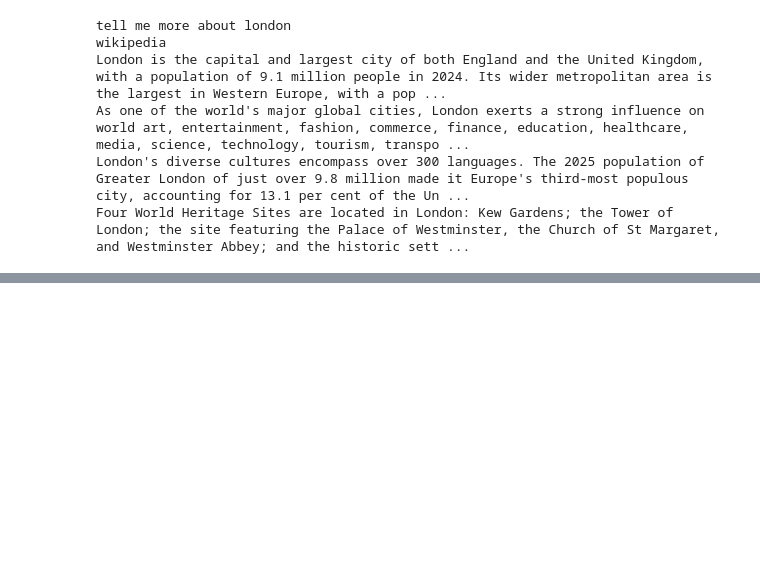
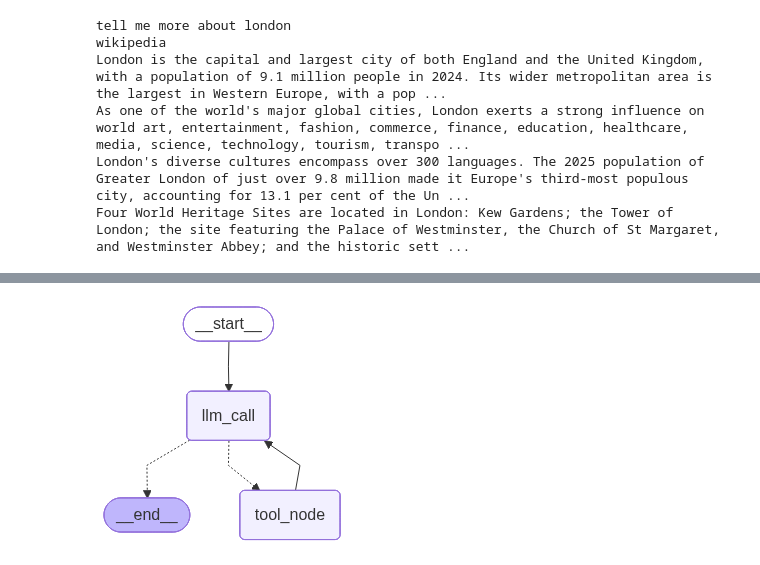
Before and after one commit to anshupandey/B6_GAAP_GCP, a Jupyter notebook: code_agenticAI.ipynb, the cells around one changed output, grey strips where cells are left out. Cells and saved outputs as stored; diff of their text form; code cells hidden in the pictures; blank space fills up the shorter version.

```diff
--- a/code_agenticAI.ipynb
+++ b/code_agenticAI.ipynb
@@ -129,0 +158,43 @@ Four World Heritage Sites are located in London: Kew Gardens; the Tower of Londo
+# %%
+from langgraph.graph import MessagesState, StateGraph, START, END
+from langchain.messages import SystemMessage, HumanMessage, ToolMessage
+
+
+def llm_call(state:MessagesState):
+    "LLM decides whether to call a tool or not"
+    tool_to_trigger = llm_with_tools.invoke([SystemMessage(content="you are an expert agent, you can provide information about any city using tools"),]
+                                            +state['messages'])
+    return {"messages":[tool_to_trigger]}
+
+def tool_node(state:dict):
+    "performs the tool_call"
+    result = []
+    for tool_call in state["messages"][-1].tool_calls:
+        tool = tool_map[tool_call['name']]
+        observation = tool.invoke(tool_call['args'])
+        result.append(ToolMessage(content=observation,tool_call_id=tool_call['id']))
+    return {"messages":result}
+
+
+agent_builder = StateGraph(MessagesState)
+agent_builder.add_node("llm_call",llm_call)
+agent_builder.add_node("tool_node",tool_node)
+
+# add edges
+agent_builder.add_edge(START,"llm_call")
+
+def conditional(state:MessagesState):
+    messages = state['messages']
+    lastmsg = messages[-1]
+
+    if lastmsg.tool_calls:
+        return "tool_node"
+    return END
+
+agent_builder.add_conditional_edges("llm_call",conditional,["tool_node",END])
+
+agent_builder.add_edge("tool_node","llm_call")
+agent3 = agent_builder.compile()
+agent3
+# %% [output]
+[figure, added]
```
Also changed, not shown: parts of 5 cells of this notebook.
